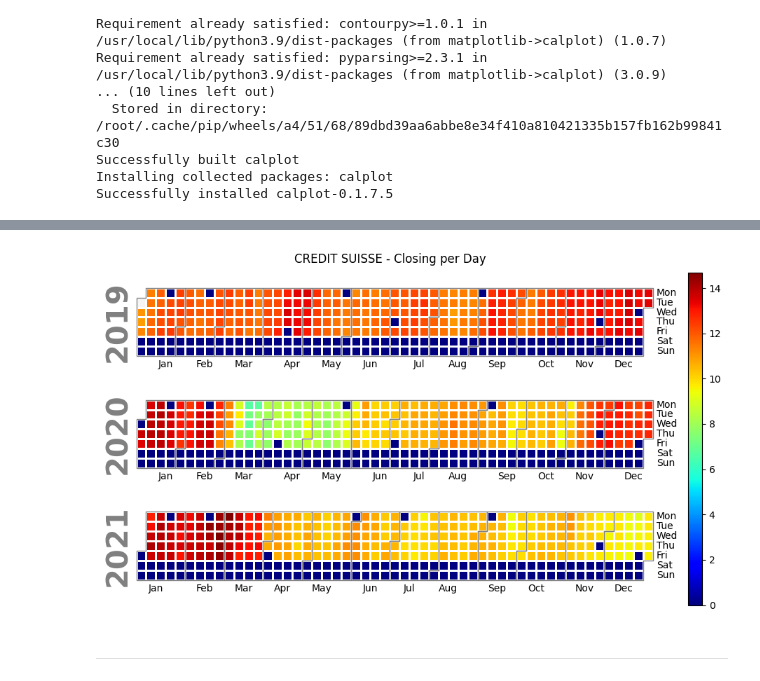
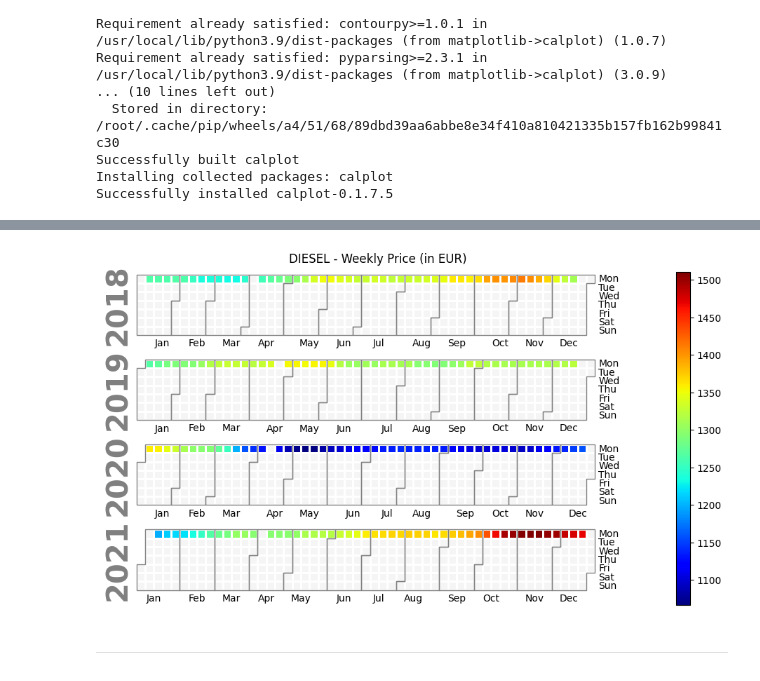
Before and after one commit to sawubona-repo/PRIVAT, a Jupyter notebook: Python_OIL_PRICE_TIMESERIES_v1.ipynb, the cells around one changed output, grey strips where cells are left out. Drawn from its saved outputs; the diff is of its cells as text; code cells hidden in the pictures.

```diff
--- a/Python_OIL_PRICE_TIMESERIES_v1.ipynb
+++ b/Python_OIL_PRICE_TIMESERIES_v1.ipynb
@@ -258,6 +217,6 @@ If we like predicting the stock price for a company. So, the previous day’s st
 # %%
-data['lag_1'] = data['Close'].shift(1)
+data['Dlag_1'] = data['Diesel'].shift(1)
 
-dataX = data[['Date', 'lag_1', 'Close']]
+dataX = data[['Date', 'Dlag_1', 'Diesel']]
 dataX.head()
 # %% [output]
@@ -316,8 +290,9 @@ How about calculating some statistical values based on past values? This method
 
 We will select a window size, take the average of the values in the window, and use it as a feature.
 # %%
-data['rolling_mean7'] = data['Close'].rolling(window=7).mean()
+# calcualting rolling mean for a window of 4 weeks
+data['Drolling_mean4'] = data['Diesel'].rolling(window=4).mean()
 
-dataX = data[['Date', 'rolling_mean7', 'Close']]
+dataX = data[['Date', 'Drolling_mean4', 'Diesel']]
 dataX.head(10)
 # %% [output]
@@ -353,9 +328,3 @@ fig.update_layout(
 fig.show()
 # %% [output]
 [interactive output not drawn]
-# %%
-data['rolling_mean20'] = data['Close'].rolling(window=20).mean()
-data['rolling_mean60'] = data['Close'].rolling(window=60).mean()
-
-dataY = data[['Date', 'Close','rolling_mean20','rolling_mean60',]]
-dataY.head(25)
@@ -535,7 +450,7 @@ Successfully built calplot
 Installing collected packages: calplot
 Successfully installed calplot-0.1.7.5
 # %%
-dataZ = data[['Date','Close']]
-df= dataZ[(dataZ['Date'] > "2019-01-01") & (dataZ['Date'] < "2022-01-01")]
+dataZ = data[['Date','Diesel']]
+df= dataZ[(dataZ['Date'] > "2018-01-01") & (dataZ['Date'] < "2022-01-01")]
 df.head()
 # %% [output]
@@ -578,13 +508,13 @@ See the caveats in the documentation: https://pandas.pydata.org/pandas-docs/stab
 # %%
 import calplot
-fig1 = calplot.calplot(data = df['Close'],
+fig1 = calplot.calplot(data = df['Diesel'],
                        cmap = 'jet',
                        figsize = (10, 5),
-                       suptitle = "CREDIT SUISSE - Closing per Day",
+                       suptitle = "DIESEL - Weekly Price (in EUR)",
                        )
 
 import pylab
-pylab.savefig('cs-heatmap.png')
+pylab.savefig('diesel-heatmap.png')
 # %% [output]
 WARNING:matplotlib.font_manager:findfont: Font family 'Helvetica' not found.
 WARNING:matplotlib.font_manager:findfont: Font family 'Helvetica' not found.
@@ -606,4 +536,4 @@ WARNING:matplotlib.font_manager:findfont: Font family 'Helvetica' not found.
-[figure, old version]
+[figure, new version]
 # %% [markdown]
 
 
```
Also changed, not shown: parts of 33 cells of this notebook.
